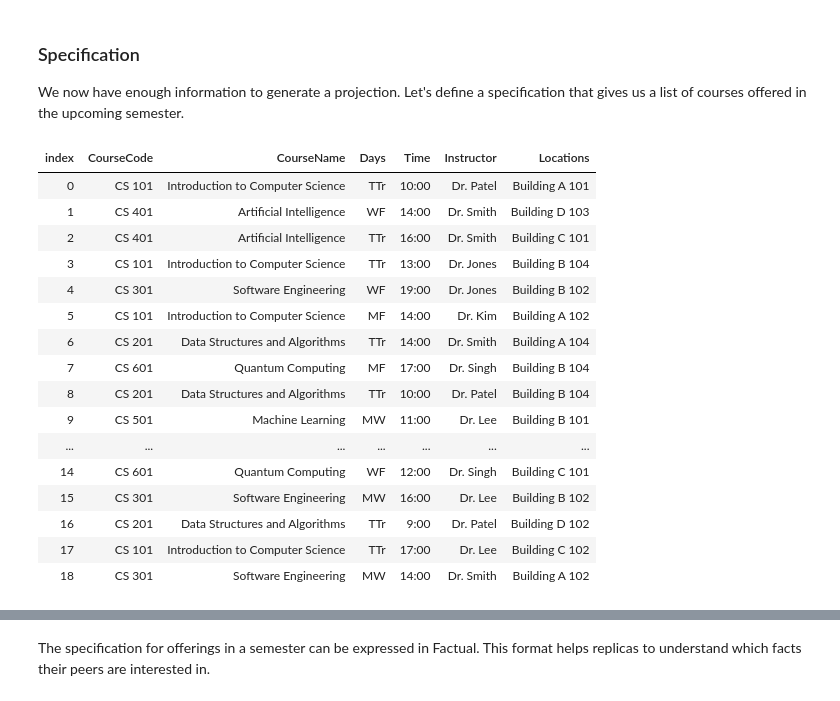
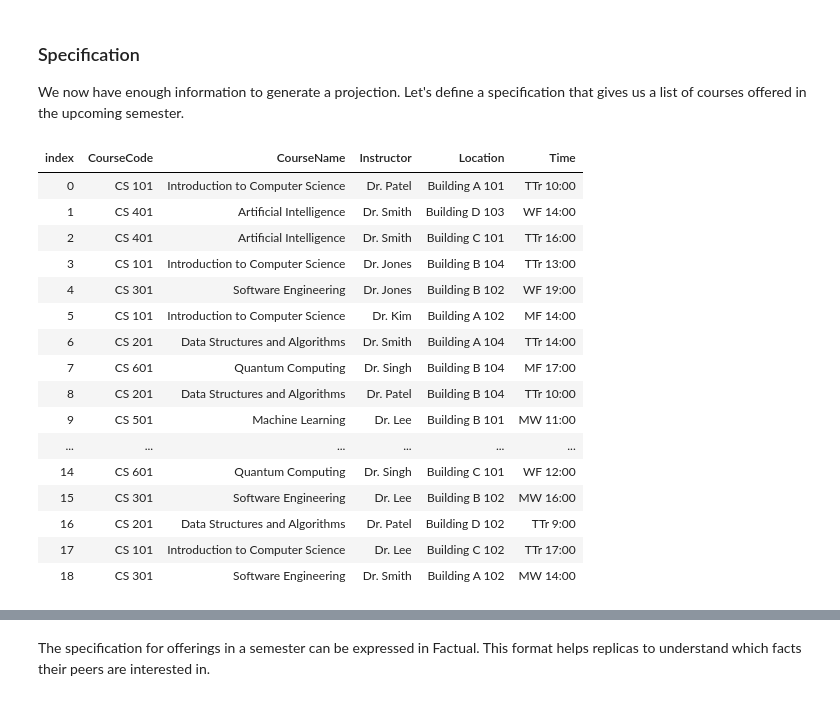
Before and after one commit to jinaga/university-system, a Jupyter notebook: notebooks/UniversityModel.ipynb, the cells around one changed output, grey strips where cells are left out. Cells and saved outputs as stored; diff of their text form; code cells hidden in the pictures.

Commit message:
Make the instructor and time mutable as well.

```diff
--- a/notebooks/UniversityModel.ipynb
+++ b/notebooks/UniversityModel.ipynb
@@ -183,52 +204,51 @@ We now have enough information to generate a projection. Let's define a specific
 # %%
 // List offerings for the current semester
 var offeringsForSemester = Given<Semester>.Match(semester =>
     from offering in semester.Successors().OfType<Offering>(o => o.semester)
     from course in offering.course.Successors().OfType<Course>(c => c)
-    from instructor in offering.instructor.Successors().OfType<Instructor>(i => i)
     select new
     {
         CourseCode = course.code,
         CourseName = course.name,
-        Days = offering.days,
-        Time = offering.time,
-        Instructor = instructor.name,
-        Locations =
-            from location in offering.Locations
-            select new
-            {
-                Building = location.building,
-                Room = location.room
-            }
+        Instructors = offering.Instructors.Select(i => i.name),
+        Locations = offering.Locations.Select(l => new
+        {
+            building = l.building,
+            room = l.room
+        }),
+        Times = offering.Times.Select(t => new
+        {
+            days = t.days,
+            time = t.time
+        })
     });
 var currentSemester = semesters[1];
 var offeringsThisSemester = await j.Query(offeringsForSemester, currentSemester);
 
 offeringsThisSemester
     .Select(o => new {
         o.CourseCode,
         o.CourseName,
-        o.Days,
-        o.Time,
-        o.Instructor,
-        Locations = o.Locations.Select(l => l.Building + " " + l.Room).FirstOrDefault()
+        Instructor = o.Instructors.FirstOrDefault(),
+        Location = o.Locations.Select(l => l.building + " " + l.room).FirstOrDefault(),
+        Time = o.Times.Select(t => t.days + " " + t.time).FirstOrDefault()
     })
     .AsTable()
 # %% [output]
-| index | CourseCode | CourseName | Days | Time | Instructor | Locations |
-| 0 | CS 101 | Introduction to Computer Science | TTr | 10:00 | Dr. Patel | Building A 101 |
-| 1 | CS 401 | Artificial Intelligence | WF | 14:00 | Dr. Smith | Building D 103 |
-| 2 | CS 401 | Artificial Intelligence | TTr | 16:00 | Dr. Smith | Building C 101 |
-| 3 | CS 101 | Introduction to Computer Science | TTr | 13:00 | Dr. Jones | Building B 104 |
-| 4 | CS 301 | Software Engineering | WF | 19:00 | Dr. Jones | Building B 102 |
-| 5 | CS 101 | Introduction to Computer Science | MF | 14:00 | Dr. Kim | Building A 102 |
-| 6 | CS 201 | Data Structures and Algorithms | TTr | 14:00 | Dr. Smith | Building A 104 |
-| 7 | CS 601 | Quantum Computing | MF | 17:00 | Dr. Singh | Building B 104 |
-| 8 | CS 201 | Data Structures and Algorithms | TTr | 10:00 | Dr. Patel | Building B 104 |
-| 9 | CS 501 | Machine Learning | MW | 11:00 | Dr. Lee | Building B 101 |
-| ... | ... | ... | ... | ... | ... | ... |
-| 14 | CS 601 | Quantum Computing | WF | 12:00 | Dr. Singh | Building C 101 |
-| 15 | CS 301 | Software Engineering | MW | 16:00 | Dr. Lee | Building B 102 |
-| 16 | CS 201 | Data Structures and Algorithms | TTr | 9:00 | Dr. Patel | Building D 102 |
-| 17 | CS 101 | Introduction to Computer Science | TTr | 17:00 | Dr. Lee | Building C 102 |
-| 18 | CS 301 | Software Engineering | MW | 14:00 | Dr. Smith | Building A 102 |
+| index | CourseCode | CourseName | Instructor | Location | Time |
+| 0 | CS 101 | Introduction to Computer Science | Dr. Patel | Building A 101 | TTr 10:00 |
+| 1 | CS 401 | Artificial Intelligence | Dr. Smith | Building D 103 | WF 14:00 |
+| 2 | CS 401 | Artificial Intelligence | Dr. Smith | Building C 101 | TTr 16:00 |
+| 3 | CS 101 | Introduction to Computer Science | Dr. Jones | Building B 104 | TTr 13:00 |
+| 4 | CS 301 | Software Engineering | Dr. Jones | Building B 102 | WF 19:00 |
+| 5 | CS 101 | Introduction to Computer Science | Dr. Kim | Building A 102 | MF 14:00 |
+| 6 | CS 201 | Data Structures and Algorithms | Dr. Smith | Building A 104 | TTr 14:00 |
+| 7 | CS 601 | Quantum Computing | Dr. Singh | Building B 104 | MF 17:00 |
+| 8 | CS 201 | Data Structures and Algorithms | Dr. Patel | Building B 104 | TTr 10:00 |
+| 9 | CS 501 | Machine Learning | Dr. Lee | Building B 101 | MW 11:00 |
+| ... | ... | ... | ... | ... | ... |
+| 14 | CS 601 | Quantum Computing | Dr. Singh | Building C 101 | WF 12:00 |
+| 15 | CS 301 | Software Engineering | Dr. Lee | Building B 102 | MW 16:00 |
+| 16 | CS 201 | Data Structures and Algorithms | Dr. Patel | Building D 102 | TTr 9:00 |
+| 17 | CS 101 | Introduction to Computer Science | Dr. Lee | Building C 102 | TTr 17:00 |
+| 18 | CS 301 | Software Engineering | Dr. Smith | Building A 102 | MW 14:00 |
```
Also changed, not shown: parts of 33 cells of this notebook.
